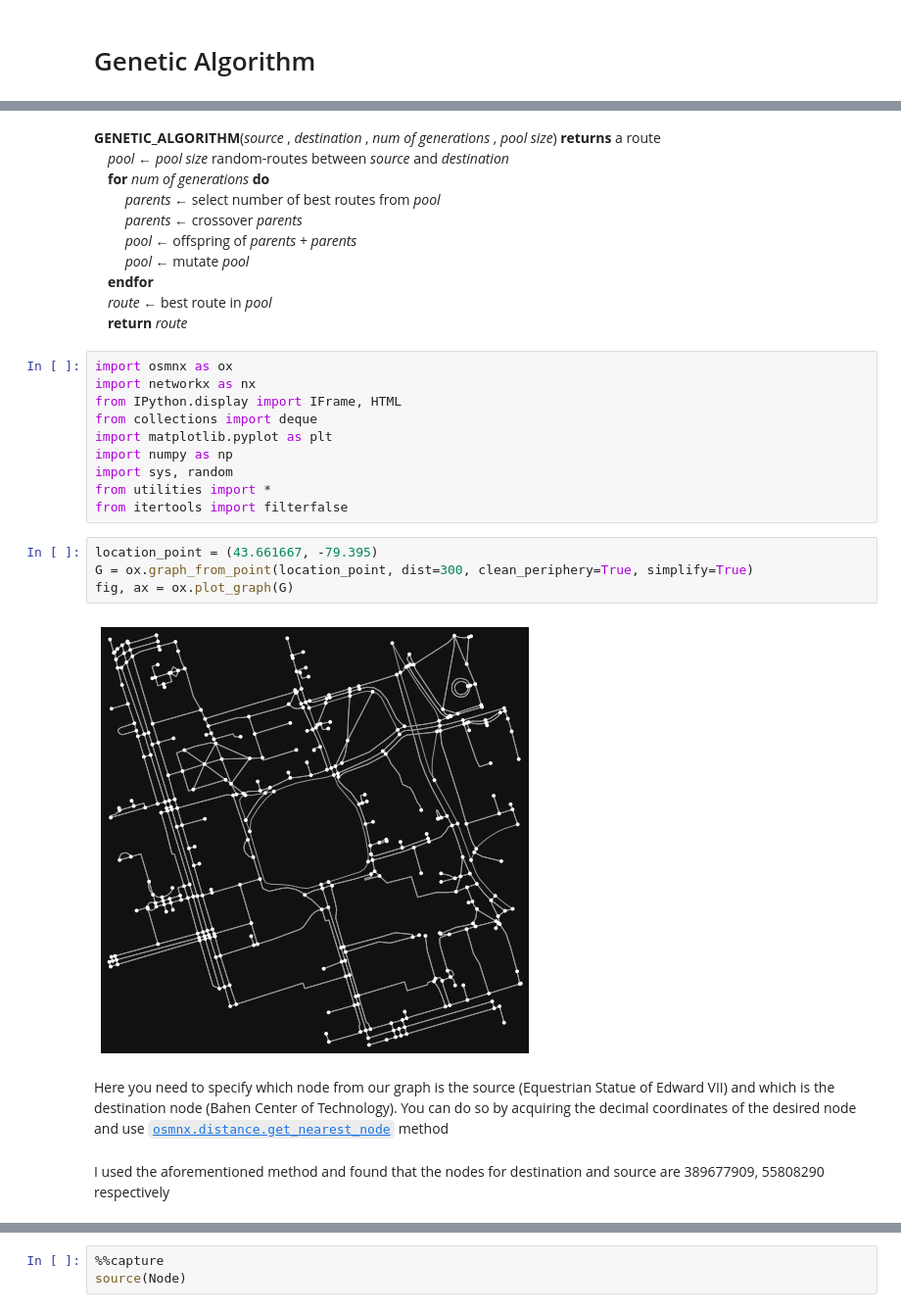
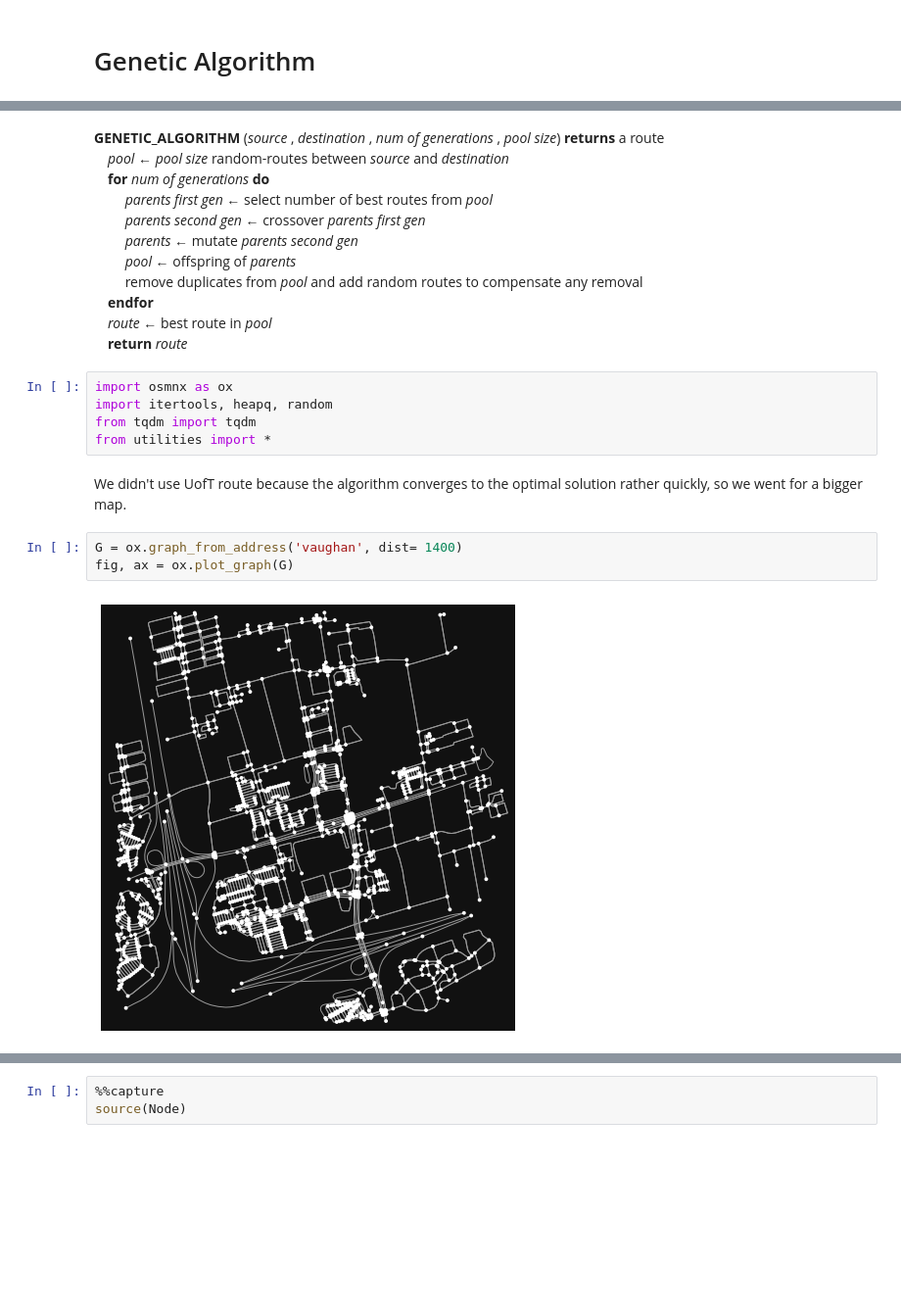
Before and after one commit to SmartMobilityAlgorithms/Evolutionary-Computing-Algorithms, a Jupyter notebook: genetic_search.ipynb, the cells around one changed output, grey strips where cells are left out. Shown at 98% size. Saved outputs shown, nothing was run; the diff lists cells and outputs as text; blank space fills up the shorter version.

Commit message:
genetic algorithm

````diff
--- a/genetic_search.ipynb
+++ b/genetic_search.ipynb
@@ -14,34 +14,27 @@ As you know there are a lot of variations you can do to do genetic algorithms, b
 
 We will explain these assumptions as we go on.
 # %% [markdown]
-__GENETIC_ALGORITHM__(_source_ , _destination_ , _num of generations_ , _pool size_) __returns__ a route
+__GENETIC_ALGORITHM__ (_source_ , _destination_ , _num of generations_ , _pool size_) __returns__ a route
 &emsp;_pool_ &larr; _pool size_ random-routes between _source_ and _destination_
 &emsp;__for__ _num of generations_ __do__
-&emsp;&emsp; _parents_ &larr; select number of best routes from _pool_
-&emsp;&emsp; _parents_ &larr; crossover _parents_
-&emsp;&emsp; _pool_ &larr; offspring of _parents_ + _parents_
-&emsp;&emsp; _pool_ &larr; mutate _pool_
+&emsp;&emsp; _parents first gen_ &larr; select number of best routes from _pool_
+&emsp;&emsp; _parents second gen_ &larr; crossover _parents first gen_
+&emsp;&emsp; _parents_ &larr; mutate _parents second gen_
+&emsp;&emsp; _pool_ &larr; offspring of _parents_
+&emsp;&emsp; remove duplicates from _pool_ and add random routes to compensate any removal
 &emsp;__endfor__
 &emsp;_route_ &larr; best route in _pool_
 &emsp;__return__ _route_
-# %%
-import osmnx as ox
-import networkx as nx
-from IPython.display import IFrame, HTML
-from collections import deque
-import matplotlib.pyplot as plt
-import numpy as np
-import sys, random
-from utilities import *
-from itertools import filterfalse
+# %%
+import osmnx as ox
+import itertools, heapq, random
+from tqdm import tqdm
+from utilities import *
+# %% [markdown]
+We didn't use UofT route because the algorithm converges to the optimal solution rather quickly, so we went for a bigger map.
 # %%
-location_point = (43.661667, -79.395)
-G = ox.graph_from_point(location_point, dist=300, clean_periphery=True, simplify=True)
+G = ox.graph_from_address('vaughan', dist= 1400)
 fig, ax = ox.plot_graph(G)
 # %% [output]
-[figure, old version]
+[figure, new version]
-# %% [markdown]
-Here you need to specify which node from our graph is the source (Equestrian Statue of Edward VII) and which is the destination node (Bahen Center of Technology). You can do so by acquiring the decimal coordinates of the desired node and use [```osmnx.distance.get_nearest_node```](https://osmnx.readthedocs.io/en/stable/osmnx.html#osmnx.distance.get_nearest_node) method
-# %% [markdown]
-I used the aforementioned method and found that the nodes for destination and source are 389677909, 55808290 respectively
 # %%
````
Also changed, not shown: parts of 28 cells of this notebook.
